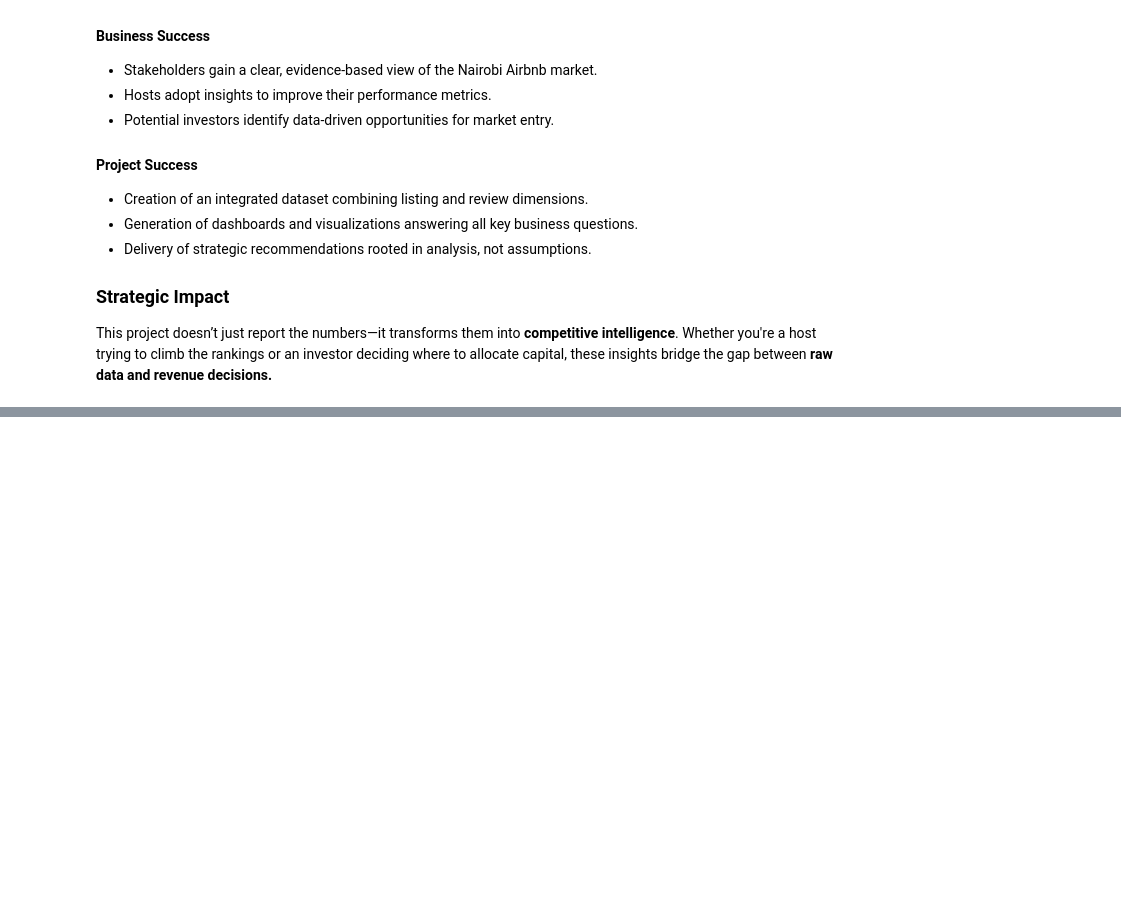
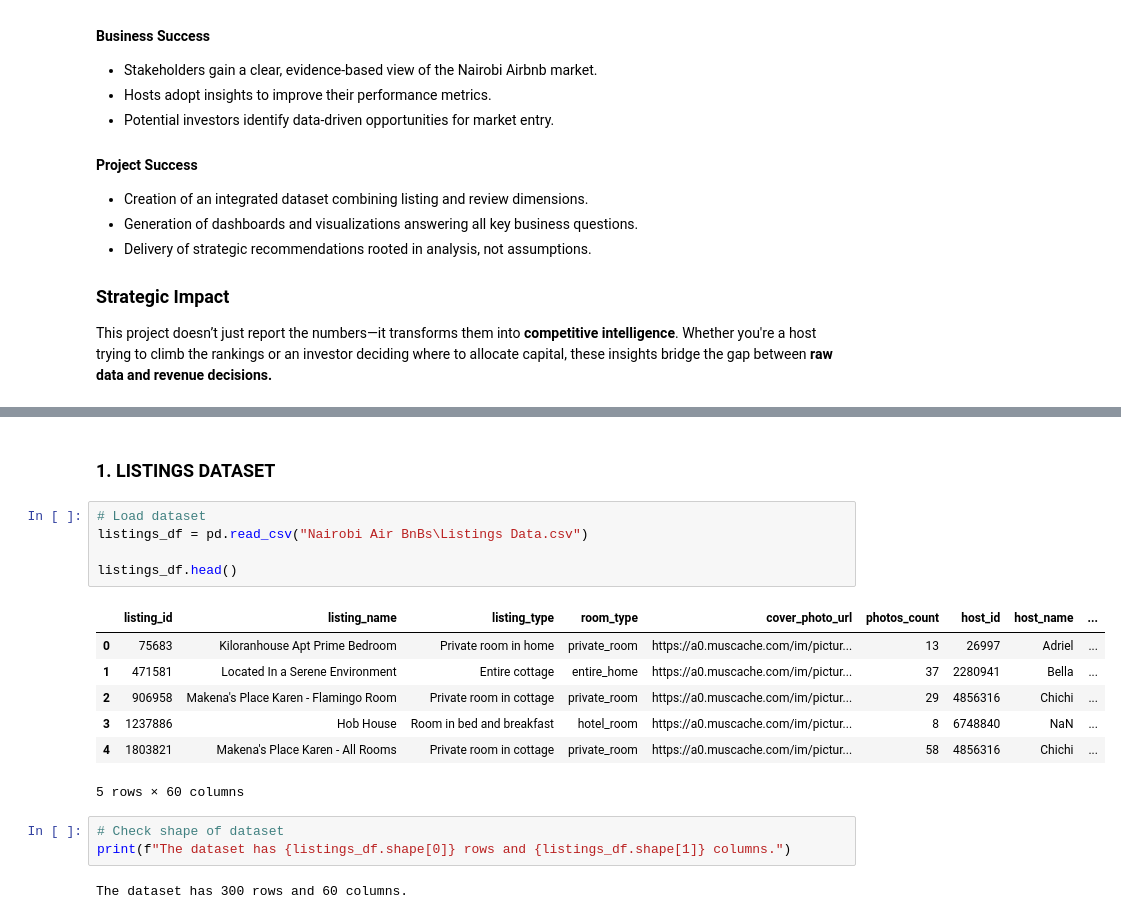
Before and after one commit to Vain-Guy/Beds-Reviews-Bank, a Jupyter notebook: index.ipynb, the cells around one changed output, grey strips where cells are left out. Cells and saved outputs as stored; diff of their text form; blank space fills up the shorter version.

```diff
--- a/index.ipynb
+++ b/index.ipynb
@@ -68,0 +125,20 @@ This project doesn’t just report the numbers—it transforms them into **compe
+# %% [markdown]
+### 1. LISTINGS DATASET
+# %%
+# Load dataset
+listings_df = pd.read_csv("Nairobi Air BnBs\Listings Data.csv")
+
+listings_df.head()
+# %% [output]
+|  | listing_id | listing_name | listing_type | room_type | cover_photo_url | photos_count | host_id | host_name | ... |
+| 0 | 75683 | Kiloranhouse Apt Prime Bedroom | Private room in home | private_room | https://a0.muscache.com/im/pictur... | 13 | 26997 | Adriel | ... |
+| 1 | 471581 | Located In a Serene Environment | Entire cottage | entire_home | https://a0.muscache.com/im/pictur... | 37 | 2280941 | Bella | ... |
+| 2 | 906958 | Makena's Place Karen - Flamingo Room | Private room in cottage | private_room | https://a0.muscache.com/im/pictur... | 29 | 4856316 | Chichi | ... |
+| 3 | 1237886 | Hob House | Room in bed and breakfast | hotel_room | https://a0.muscache.com/im/pictur... | 8 | 6748840 | NaN | ... |
+| 4 | 1803821 | Makena's Place Karen - All Rooms | Private room in cottage | private_room | https://a0.muscache.com/im/pictur... | 58 | 4856316 | Chichi | ... |
+5 rows × 60 columns
+# %%
+# Check shape of dataset
+print(f"The dataset has {listings_df.shape[0]} rows and {listings_df.shape[1]} columns.")
+# %% [output]
+The dataset has 300 rows and 60 columns.
```
Also changed, not shown: parts of 15 cells of this notebook.
